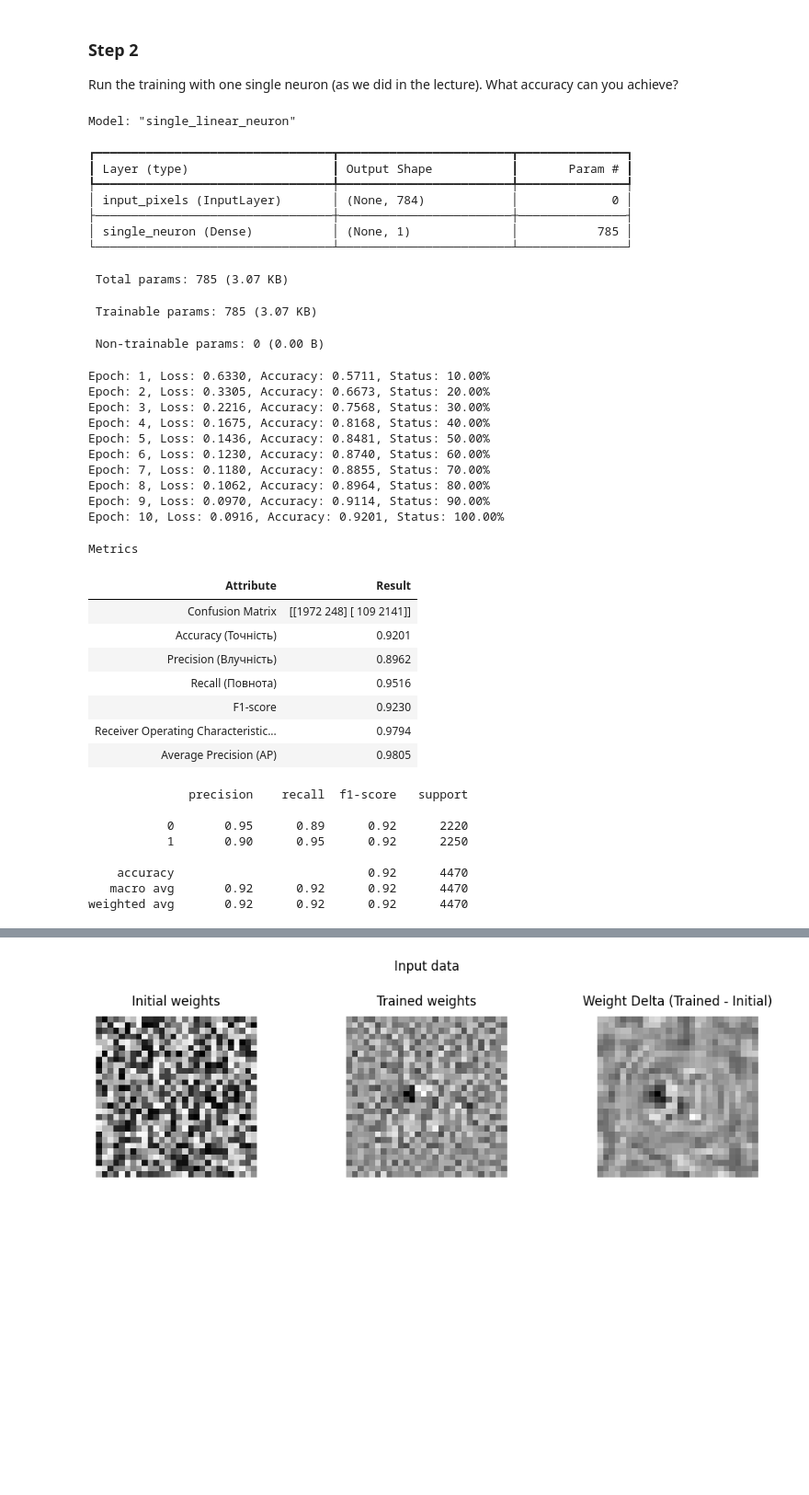
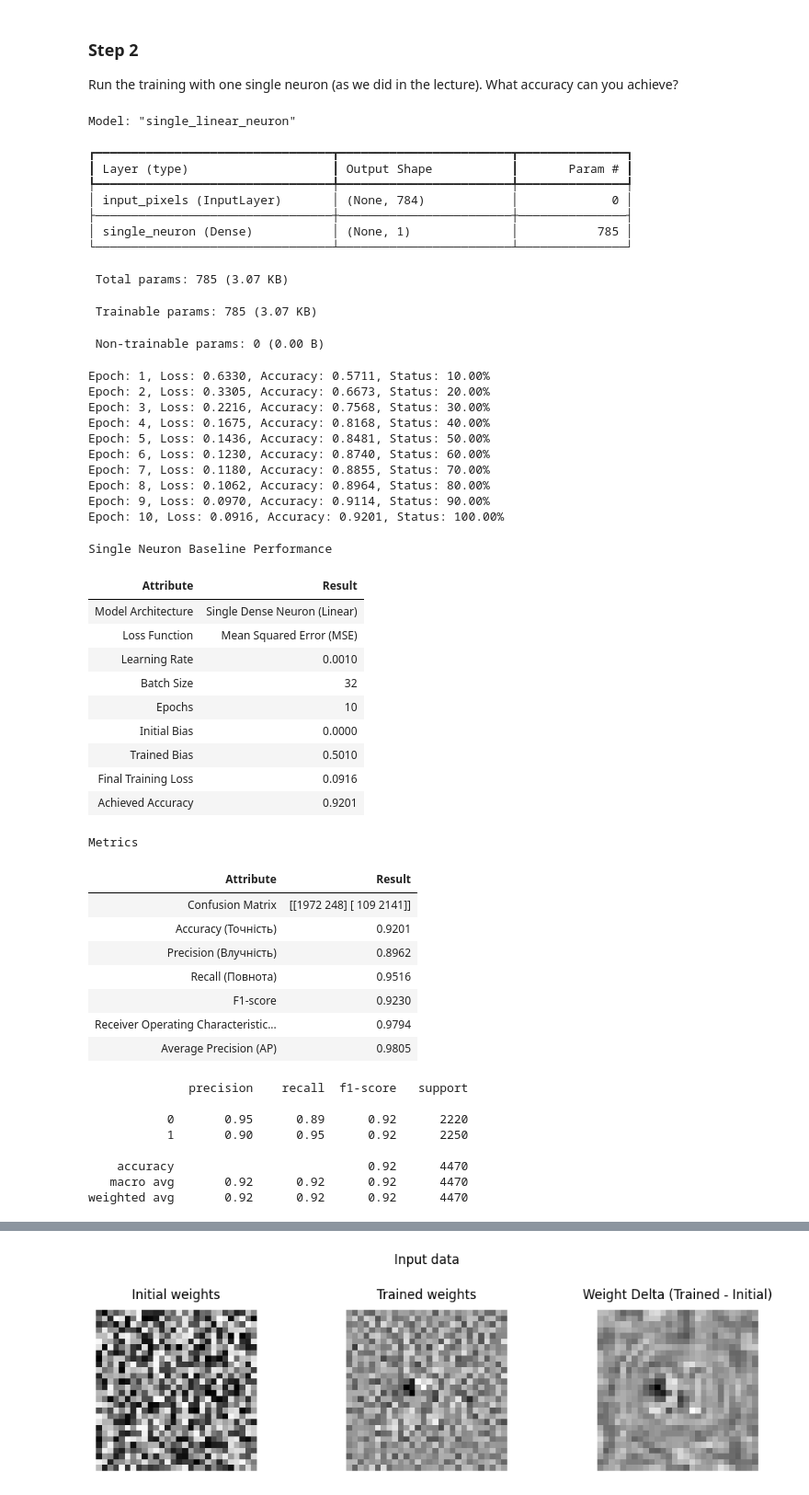
Before and after one commit to BogdanPinchuk/ComputerVision-PBY_HW12, a Jupyter notebook: Bohdan_Pinchuk_CV_HW12.ipynb, the cells around one changed output, grey strips where cells are left out. Shown at 92% size. Cells and saved outputs as stored; diff of their text form; code cells hidden in the pictures; blank space fills up the shorter version.

Commit message:
[Homework12] - added report

```diff
--- a/Bohdan_Pinchuk_CV_HW12.ipynb
+++ b/Bohdan_Pinchuk_CV_HW12.ipynb
@@ -278,49 +278,73 @@ images_single = {
     "Initial weights": weights_init.copy().reshape(temp_img.shape),
     "Trained weights": weights_trained.copy().reshape(temp_img.shape),
     "Weight Delta (Trained - Initial)": weight_diff.copy().reshape(temp_img.shape),
 }
 
+rp = rpt.Reporter()
+rp.tolerance = 4
+rp.add_item("Model Architecture", "Single Dense Neuron (Linear)")
+rp.add_item("Loss Function", "Mean Squared Error (MSE)")
+rp.add_item("Learning Rate", rp.format_value(learning_rate))
+rp.add_item("Batch Size", str(batch_size))
+rp.add_item("Epochs", str(n_epochs))
+rp.add_item("Initial Bias", rp.format_value(float(bias_init[0])))
+rp.add_item("Trained Bias", rp.format_value(float(bias_trained[0])))
+rp.add_item("Final Training Loss", rp.format_value(losses_single[-1]))
+rp.add_item("Achieved Accuracy", rp.format_value(accuracies_single[-1]))
+
 # Print results
+rp.print_pd_report(" Single Neuron Baseline Performance")
 _ = mn.calc_class_metrics(labels, labels_pred, labels_prob)
 # %% [output]
 Model: "single_linear_neuron"
 ┏━━━━━━━━━━━━━━━━━━━━━━━━━━━━━━━━━┳━━━━━━━━━━━━━━━━━━━━━━━━┳━━━━━━━━━━━━━━━┓
 ┃ Layer (type)                    ┃ Output Shape           ┃       Param # ┃
 ┡━━━━━━━━━━━━━━━━━━━━━━━━━━━━━━━━━╇━━━━━━━━━━━━━━━━━━━━━━━━╇━━━━━━━━━━━━━━━┩
 │ input_pixels (InputLayer)       │ (None, 784)            │             0 │
 ├─────────────────────────────────┼────────────────────────┼───────────────┤
 │ single_neuron (Dense)           │ (None, 1)              │           785 │
 └─────────────────────────────────┴────────────────────────┴───────────────┘
  Total params: 785 (3.07 KB)
  Trainable params: 785 (3.07 KB)
  Non-trainable params: 0 (0.00 B)
 Epoch: 1, Loss: 0.6330, Accuracy: 0.5711, Status: 10.00%
 Epoch: 2, Loss: 0.3305, Accuracy: 0.6673, Status: 20.00%
 Epoch: 3, Loss: 0.2216, Accuracy: 0.7568, Status: 30.00%
 Epoch: 4, Loss: 0.1675, Accuracy: 0.8168, Status: 40.00%
 Epoch: 5, Loss: 0.1436, Accuracy: 0.8481, Status: 50.00%
 Epoch: 6, Loss: 0.1230, Accuracy: 0.8740, Status: 60.00%
 Epoch: 7, Loss: 0.1180, Accuracy: 0.8855, Status: 70.00%
 Epoch: 8, Loss: 0.1062, Accuracy: 0.8964, Status: 80.00%
 Epoch: 9, Loss: 0.0970, Accuracy: 0.9114, Status: 90.00%
 Epoch: 10, Loss: 0.0916, Accuracy: 0.9201, Status: 100.00%
-Metrics
+Single Neuron Baseline Performance
 | Attribute | Result |
-| Confusion Matrix | [[1972 248] [ 109 2141]] |
-| Accuracy (Точність) | 0.9201 |
-| Precision (Влучність) | 0.8962 |
-| Recall (Повнота) | 0.9516 |
-| F1-score | 0.9230 |
-| Receiver Operating Characteristic... | 0.9794 |
-| Average Precision (AP) | 0.9805 |
+| Model Architecture | Single Dense Neuron (Linear) |
+| Loss Function | Mean Squared Error (MSE) |
+| Learning Rate | 0.0010 |
+| Batch Size | 32 |
+| Epochs | 10 |
+| Initial Bias | 0.0000 |
+| Trained Bias | 0.5010 |
+| Final Training Loss | 0.0916 |
+| Achieved Accuracy | 0.9201 |
-              precision    recall  f1-score   support
-
-           0       0.95      0.89      0.92      2220
-           1       0.90      0.95      0.92      2250
-
-    accuracy                           0.92      4470
-   macro avg       0.92      0.92      0.92      4470
-weighted avg       0.92      0.92      0.92      4470
+Metrics
+| Attribute | Result |
+| Confusion Matrix | [[1972 248] [ 109 2141]] |
+| Accuracy (Точність) | 0.9201 |
+| Precision (Влучність) | 0.8962 |
+| Recall (Повнота) | 0.9516 |
+| F1-score | 0.9230 |
+| Receiver Operating Characteristic... | 0.9794 |
+| Average Precision (AP) | 0.9805 |
+              precision    recall  f1-score   support
+
+           0       0.95      0.89      0.92      2220
+           1       0.90      0.95      0.92      2250
+
+    accuracy                           0.92      4470
+   macro avg       0.92      0.92      0.92      4470
+weighted avg       0.92      0.92      0.92      4470
 [figure]
 # %%
 # Graphic results
```
